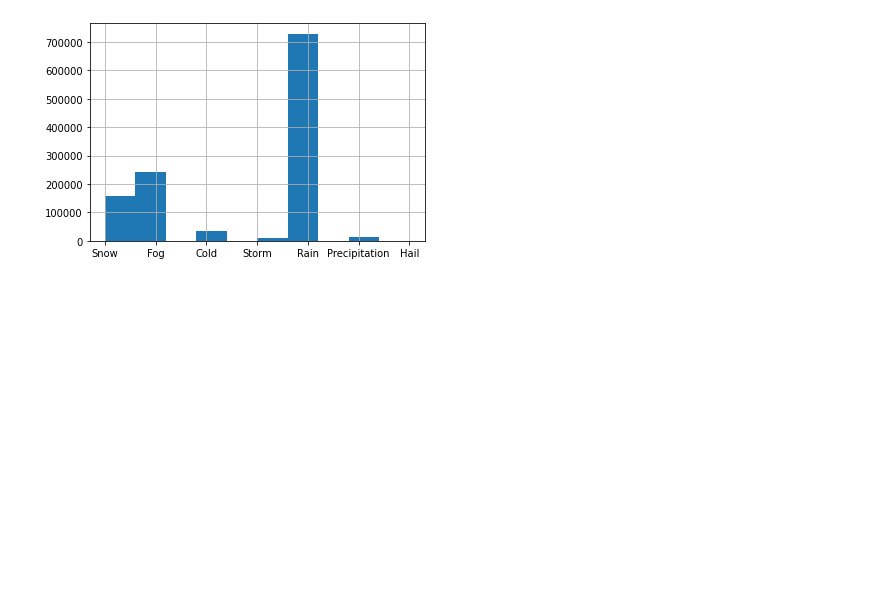
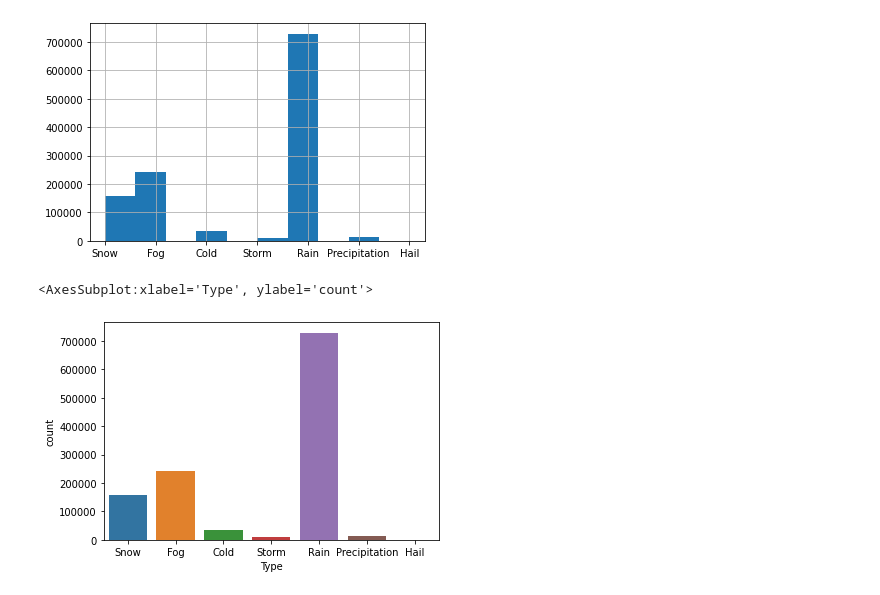
Before and after one commit to fausa/Flight-Analytics, a Jupyter notebook: code/Final_project_1.ipynb, the cells around one changed output. Cells and saved outputs as stored; diff of their text form; code cells hidden in the pictures; blank space fills up the shorter version.

Commit message:
Add files via upload
Added relevant code from Saba's weather airline cdoe

```diff
--- a/code/Final_project_1.ipynb
+++ b/code/Final_project_1.ipynb
@@ -221,3 +229,9 @@ Weather_df["Type"].hist()
 # %% [output]
 <AxesSubplot:>
 [figure]
+# %%
+### Visualize the Unique counts
+sns.countplot(Weather_df['Type'])
+# %% [output]
+<AxesSubplot:xlabel='Type', ylabel='count'>
+[figure, added]
```
Also changed, not shown: parts of 4 cells of this notebook.
